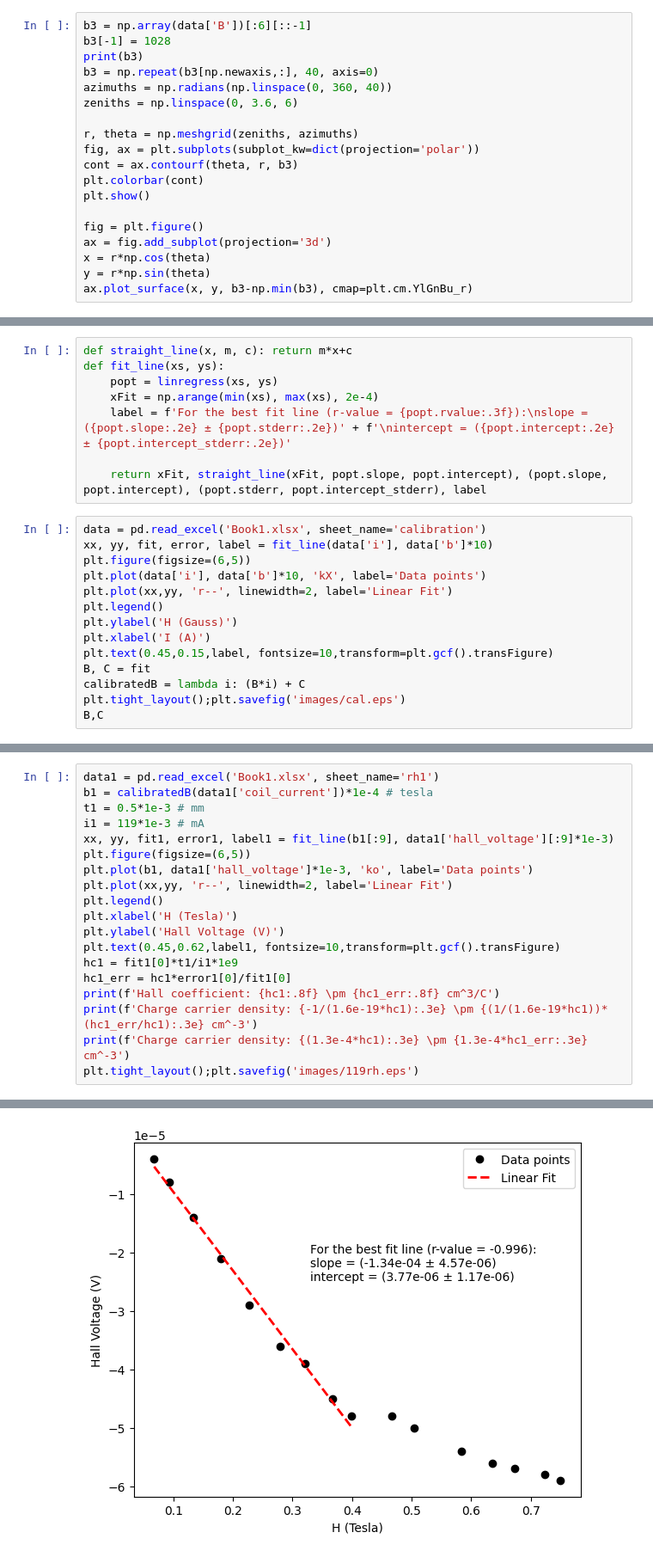
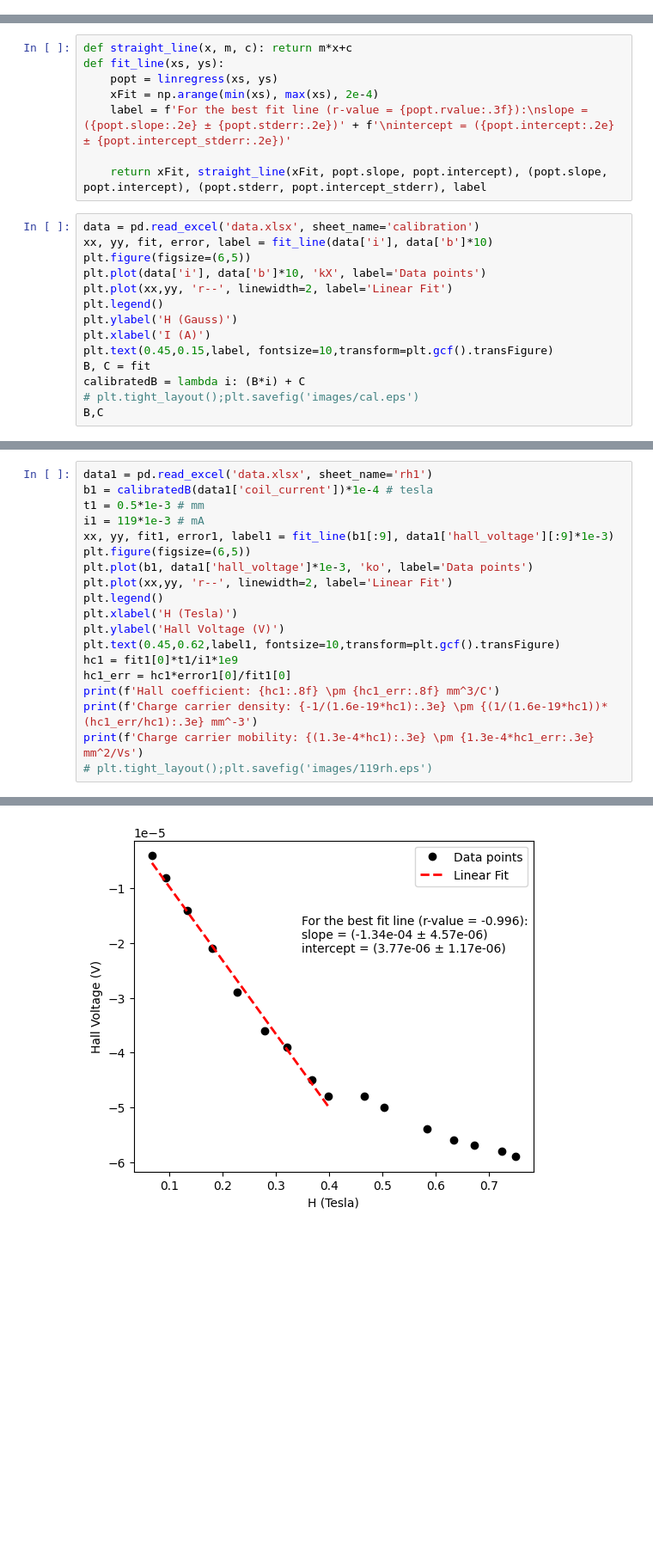
Before and after one commit to gayatri-p/lab-reports, a Jupyter notebook: solid state physics/4. hall effect and magnetoresistance of bismuth/analysis.ipynb, the cells around one changed output, grey strips where cells are left out. Shown: that part at 86% size. Drawn from its saved outputs; the diff is of its cells as text; blank space fills up the shorter version.

```diff
--- a/solid state physics/4. hall effect and magnetoresistance of bismuth/analysis.ipynb
+++ b/solid state physics/4. hall effect and magnetoresistance of bismuth/analysis.ipynb
@@ -44,19 +32,0 @@ plt.savefig('images/contour0.5.eps')
-# %%
-b3 = np.array(data['B'])[:6][::-1]
-b3[-1] = 1028
-print(b3)
-b3 = np.repeat(b3[np.newaxis,:], 40, axis=0)
-azimuths = np.radians(np.linspace(0, 360, 40))
-zeniths = np.linspace(0, 3.6, 6)
-
-r, theta = np.meshgrid(zeniths, azimuths)
-fig, ax = plt.subplots(subplot_kw=dict(projection='polar'))
-cont = ax.contourf(theta, r, b3)
-plt.colorbar(cont)
-plt.show()
-
-fig = plt.figure()
-ax = fig.add_subplot(projection='3d')
-x = r*np.cos(theta)
-y = r*np.sin(theta)
-ax.plot_surface(x, y, b3-np.min(b3), cmap=plt.cm.YlGnBu_r)
@@ -147,7 +112,7 @@ def fit_line(xs, ys):
 
     return xFit, straight_line(xFit, popt.slope, popt.intercept), (popt.slope, popt.intercept), (popt.stderr, popt.intercept_stderr), label
 # %%
-data = pd.read_excel('Book1.xlsx', sheet_name='calibration')
+data = pd.read_excel('data.xlsx', sheet_name='calibration')
 xx, yy, fit, error, label = fit_line(data['i'], data['b']*10)
 plt.figure(figsize=(6,5))
 plt.plot(data['i'], data['b']*10, 'kX', label='Data points')
@@ -158,6 +123,6 @@ plt.xlabel('I (A)')
 plt.text(0.45,0.15,label, fontsize=10,transform=plt.gcf().transFigure)
 B, C = fit
 calibratedB = lambda i: (B*i) + C
-plt.tight_layout();plt.savefig('images/cal.eps')
+# plt.tight_layout();plt.savefig('images/cal.eps')
 B,C
 # %% [output]
@@ -167,5 +131,5 @@ The PostScript backend does not support transparency; partially transparent arti
 # %%
-data1 = pd.read_excel('Book1.xlsx', sheet_name='rh1')
+data1 = pd.read_excel('data.xlsx', sheet_name='rh1')
 b1 = calibratedB(data1['coil_current'])*1e-4 # tesla
 t1 = 0.5*1e-3 # mm
 i1 = 119*1e-3 # mA
@@ -179,8 +143,8 @@ plt.ylabel('Hall Voltage (V)')
 plt.text(0.45,0.62,label1, fontsize=10,transform=plt.gcf().transFigure)
 hc1 = fit1[0]*t1/i1*1e9
 hc1_err = hc1*error1[0]/fit1[0]
-print(f'Hall coefficient: {hc1:.8f} \pm {hc1_err:.8f} cm^3/C')
-print(f'Charge carrier density: {-1/(1.6e-19*hc1):.3e} \pm {(1/(1.6e-19*hc1))*(hc1_err/hc1):.3e} cm^-3')
-print(f'Charge carrier density: {(1.3e-4*hc1):.3e} \pm {1.3e-4*hc1_err:.3e} cm^-3')
-plt.tight_layout();plt.savefig('images/119rh.eps')
+print(f'Hall coefficient: {hc1:.8f} \pm {hc1_err:.8f} mm^3/C')
+print(f'Charge carrier density: {-1/(1.6e-19*hc1):.3e} \pm {(1/(1.6e-19*hc1))*(hc1_err/hc1):.3e} mm^-3')
+print(f'Charge carrier mobility: {(1.3e-4*hc1):.3e} \pm {1.3e-4*hc1_err:.3e} mm^2/Vs')
+# plt.tight_layout();plt.savefig('images/119rh.eps')
 # %% [output]
@@ -191,2 +154,2 @@ Charge carrier density: -7.340e-02 \pm 2.495e-03 cm^-3
-[figure, old version]
+[figure, new version]
 # %%
```
Also changed, not shown: parts of 12 cells of this notebook, 54 other files.
